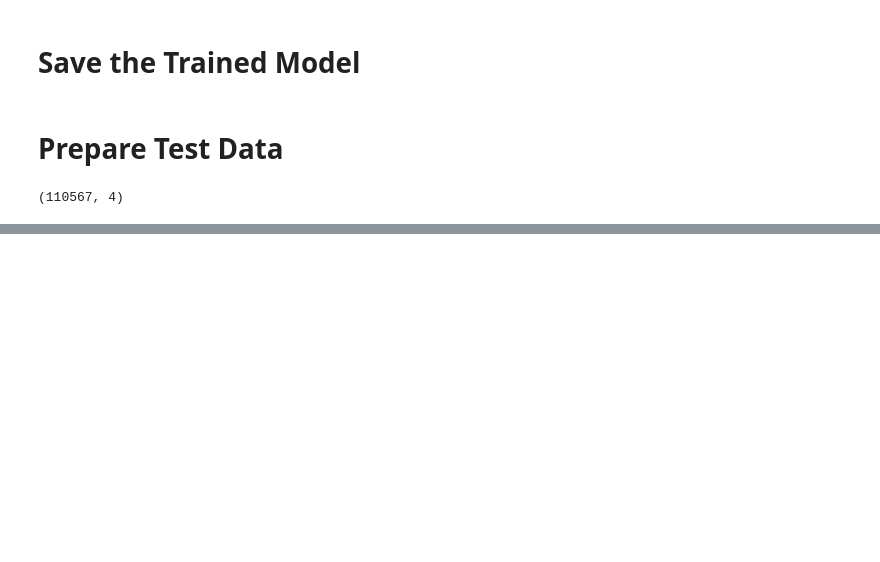
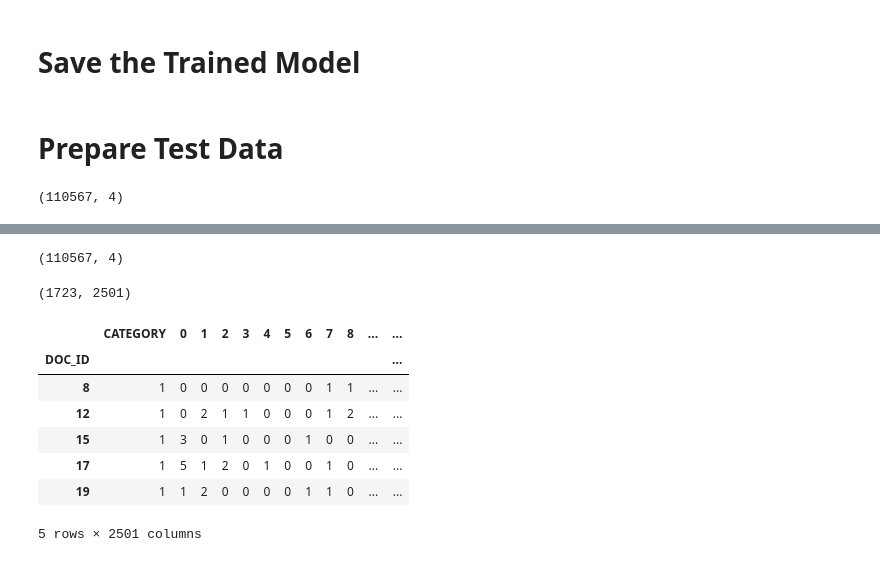
Before and after one commit to jasonwashburn/ColabNotebooks, a Jupyter notebook: 07 Bayes Classifier - Training.ipynb, the cells around one changed output, grey strips where cells are left out. Saved outputs shown, nothing was run; the diff lists cells and outputs as text; code cells hidden in the pictures; blank space fills up the shorter version.

```diff
--- a/07 Bayes Classifier - Training.ipynb
+++ b/07 Bayes Classifier - Training.ipynb
@@ -87,17 +87,16 @@ full_train_data.head()
 def make_full_matrix(sparse_matrix, nr_words, doc_idx=0, word_idx=1, cat_idx=2, freq_idx=3):
     """
     Form a full matrix from a sparse matrix. Return a pandas dataframe.
-    :param sparse_matrix: numpy array
-    :param nr_words: size of the vocabulary. Total number of tokens.
-    :param doc_idx: position of the document id in the sparse matrix. Default: 1st column
-    :param word_idx: position of the word id in the sparse matrix. Default: 2nd column
-    :param cat_idx: position of the label (spam is 1, nonspam is 0). Default: 3rd column
-    :param freq_idx: position of occurrence of word in the sparse matrix. Default: 4th column
-    :return: Pandas dataframe
+    Keyword arguments:
+    sparse_matrix -- numpy array
+    nr_words -- size of the vocabulary. Total number of tokens.
+    doc_idx -- position of the document id in the sparse matrix. Default: 1st column
+    word_idx -- position of the word id in the sparse matrix. Default: 2nd column
+    cat_idx -- position of the label (spam is 1, nonspam is 0). Default: 3rd column
+    freq_idx -- position of occurrence of word in sparse matrix. Default: 4th column
     """
-
     column_names = ['DOC_ID'] + ['CATEGORY'] + list(range(0, VOCAB_SIZE))
-    doc_id_names = np.unique(sparse_train_data[:, 0])
+    doc_id_names = np.unique(sparse_matrix[:, 0])
     full_matrix = pd.DataFrame(index=doc_id_names, columns=column_names)
     full_matrix.fillna(value=0, inplace=True)
 
@@ -111,7 +110,7 @@ def make_full_matrix(sparse_matrix, nr_words, doc_idx=0, word_idx=1, cat_idx=2,
         full_matrix.at[doc_nr, 'CATEGORY'] = label
         full_matrix.at[doc_nr, word_id] = occurrence
 
-    full_matrix.set_index(['DOC_ID'], inplace=True)
+    full_matrix.set_index('DOC_ID', inplace=True)
     return full_matrix
 # %%
 %%time
@@ -334,0 +336,4 @@ KeyboardInterrupt:
+# %%
+sparse_test_data.shape
+# %% [output]
+(110567, 4)
@@ -334,0 +346,15 @@ KeyboardInterrupt:
+# %%
+full_test_data.shape
+# %% [output]
+(1723, 2501)
+# %%
+full_test_data.head()
+# %% [output]
+|  | CATEGORY | 0 | 1 | 2 | 3 | 4 | 5 | 6 | 7 | 8 | ... | ... |
+| DOC_ID |  |  |  |  |  |  |  |  |  |  |  | ... |
+| 8 | 1 | 0 | 0 | 0 | 0 | 0 | 0 | 0 | 1 | 1 | ... | ... |
+| 12 | 1 | 0 | 2 | 1 | 1 | 0 | 0 | 0 | 1 | 2 | ... | ... |
+| 15 | 1 | 3 | 0 | 1 | 0 | 0 | 0 | 1 | 0 | 0 | ... | ... |
+| 17 | 1 | 5 | 1 | 2 | 0 | 1 | 0 | 0 | 1 | 0 | ... | ... |
+| 19 | 1 | 1 | 2 | 0 | 0 | 0 | 0 | 1 | 1 | 0 | ... | ... |
+5 rows × 2501 columns
```
Also changed, not shown: parts of 3 cells of this notebook.
